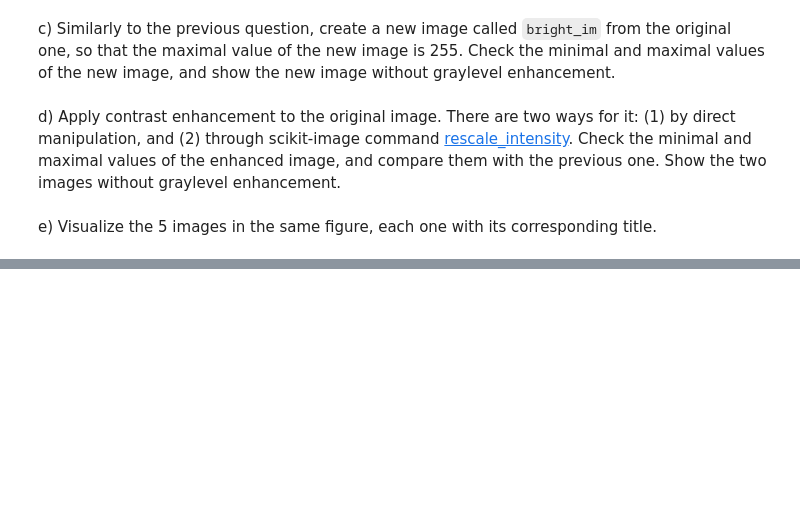
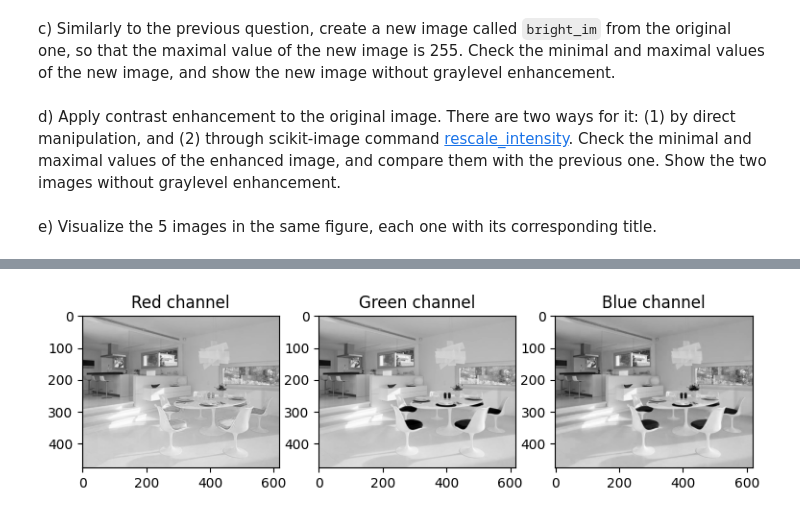
Before and after one commit to Zhipeng139/Computer-Vison_UB_P1, a Jupyter notebook: p1_2022_23.ipynb, the cells around one changed output, grey strips where cells are left out. Cells and saved outputs as stored; diff of their text form; code cells hidden in the pictures; blank space fills up the shorter version.

```diff
--- a/p1_2022_23.ipynb
+++ b/p1_2022_23.ipynb
@@ -259,3 +260,28 @@ a) Read and visualize the image `images_notebook/sillas.jpg` (see figure top). E
+# %%
+#Your solution
+sillas = io.imread('images_notebook/sillas.jpg')
+
+sillas_red = sillas[:,:,0]
+sillas_green = sillas[:,:,1]
+sillas_blue = sillas[:,:,2]
+
+fig, axs = plt.subplots(nrows=1, ncols=3, figsize=(9,9))
+
+ax = axs[0]
+ax.imshow(sillas_red, cmap='gray')
+ax.set_title('Red channel')
+
+ax = axs[1]
+ax.imshow(sillas_green, cmap='gray')
+ax.set_title('Green channel')
+
+ax = axs[2]
+ax.imshow(sillas_blue, cmap='gray')
+ax.set_title('Blue channel')
+
+plt.show()
+# %% [output]
+[figure, added]
 # %% [markdown]
 b) Construct and visualize a new image, changing the red and green channels each other (see figure).
 <img src="images_notebook/sillas2.png">
```
Also changed, not shown: parts of 8 cells of this notebook, 1 other file.
